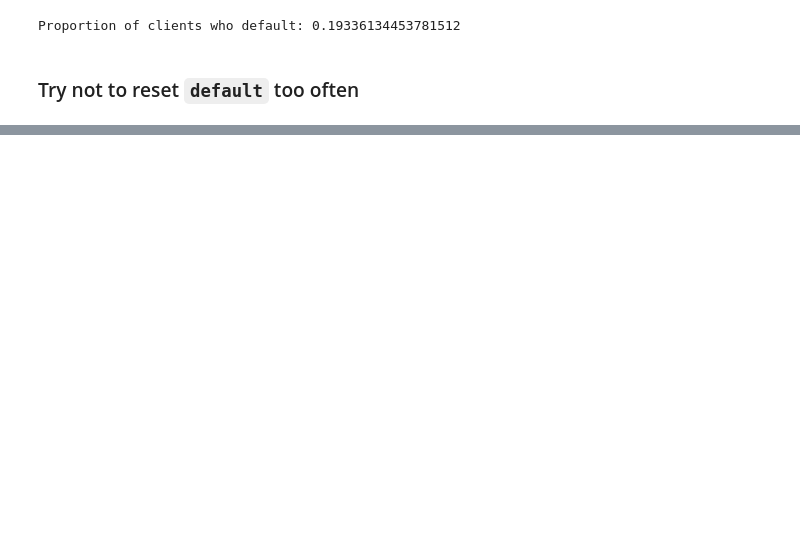
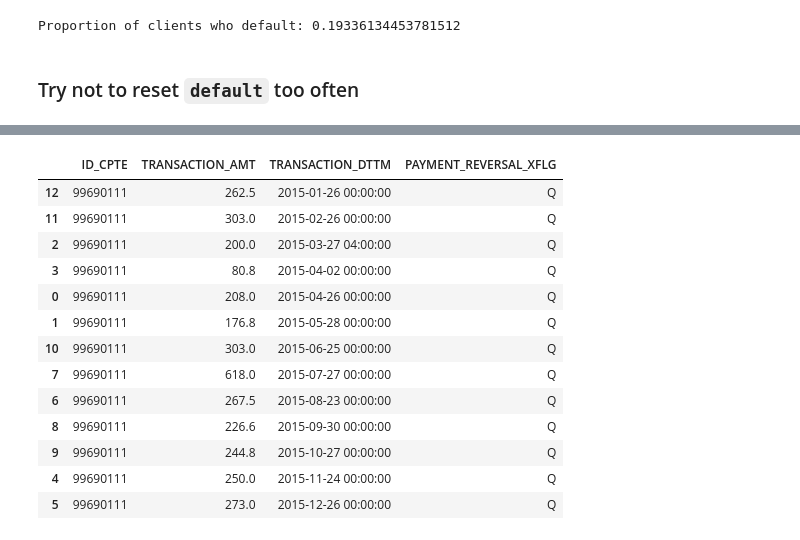
Before and after one commit to larryshamalama/DataCup18, a Jupyter notebook: train/View Next Non-Default.ipynb, the cells around one changed output, grey strips where cells are left out. Drawn from its saved outputs; the diff is of its cells as text; code cells hidden in the pictures; blank space fills up the shorter version.

```diff
--- a/train/View Next Non-Default.ipynb
+++ b/train/View Next Non-Default.ipynb
@@ -48,3 +48,18 @@ facturation[facturation['ID_CPTE'] == next_non_default_client].sort_values(by='P
 # %%
-#payments[payments['ID_CPTE'] == next_non_default_client].sort_values(by='TRANSACTION_DTTM')
+payments[payments['ID_CPTE'] == next_non_default_client].sort_values(by='TRANSACTION_DTTM')
+# %% [output]
+|  | ID_CPTE | TRANSACTION_AMT | TRANSACTION_DTTM | PAYMENT_REVERSAL_XFLG |
+| 12 | 99690111 | 262.5 | 2015-01-26 00:00:00 | Q |
+| 11 | 99690111 | 303.0 | 2015-02-26 00:00:00 | Q |
+| 2 | 99690111 | 200.0 | 2015-03-27 04:00:00 | Q |
+| 3 | 99690111 | 80.8 | 2015-04-02 00:00:00 | Q |
+| 0 | 99690111 | 208.0 | 2015-04-26 00:00:00 | Q |
+| 1 | 99690111 | 176.8 | 2015-05-28 00:00:00 | Q |
+| 10 | 99690111 | 303.0 | 2015-06-25 00:00:00 | Q |
+| 7 | 99690111 | 618.0 | 2015-07-27 00:00:00 | Q |
+| 6 | 99690111 | 267.5 | 2015-08-23 00:00:00 | Q |
+| 8 | 99690111 | 226.6 | 2015-09-30 00:00:00 | Q |
+| 9 | 99690111 | 244.8 | 2015-10-27 00:00:00 | Q |
+| 4 | 99690111 | 250.0 | 2015-11-24 00:00:00 | Q |
+| 5 | 99690111 | 273.0 | 2015-12-26 00:00:00 | Q |
 # %%
```
Also changed, not shown: parts of 3 cells of this notebook, 12 other files.
